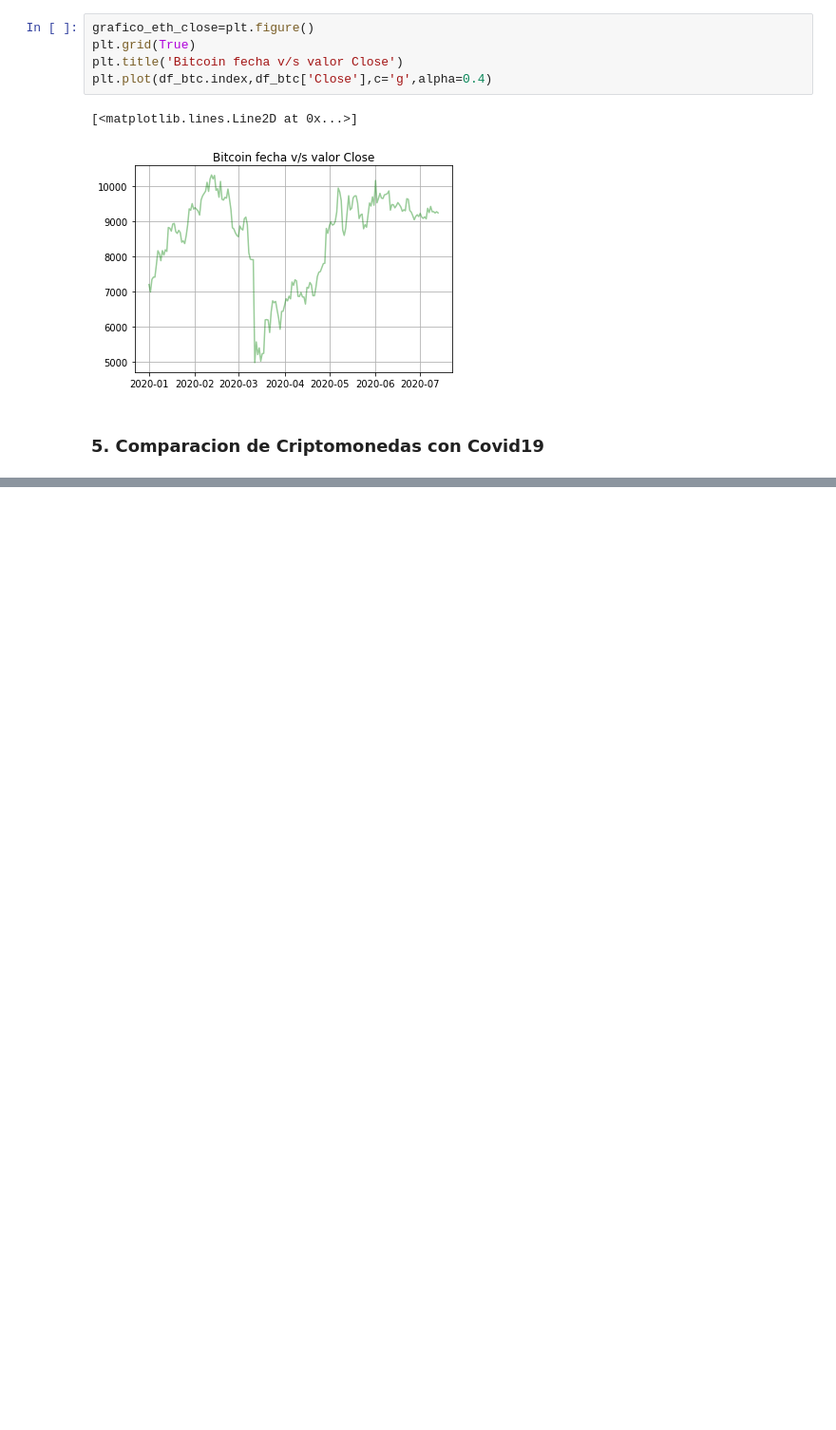
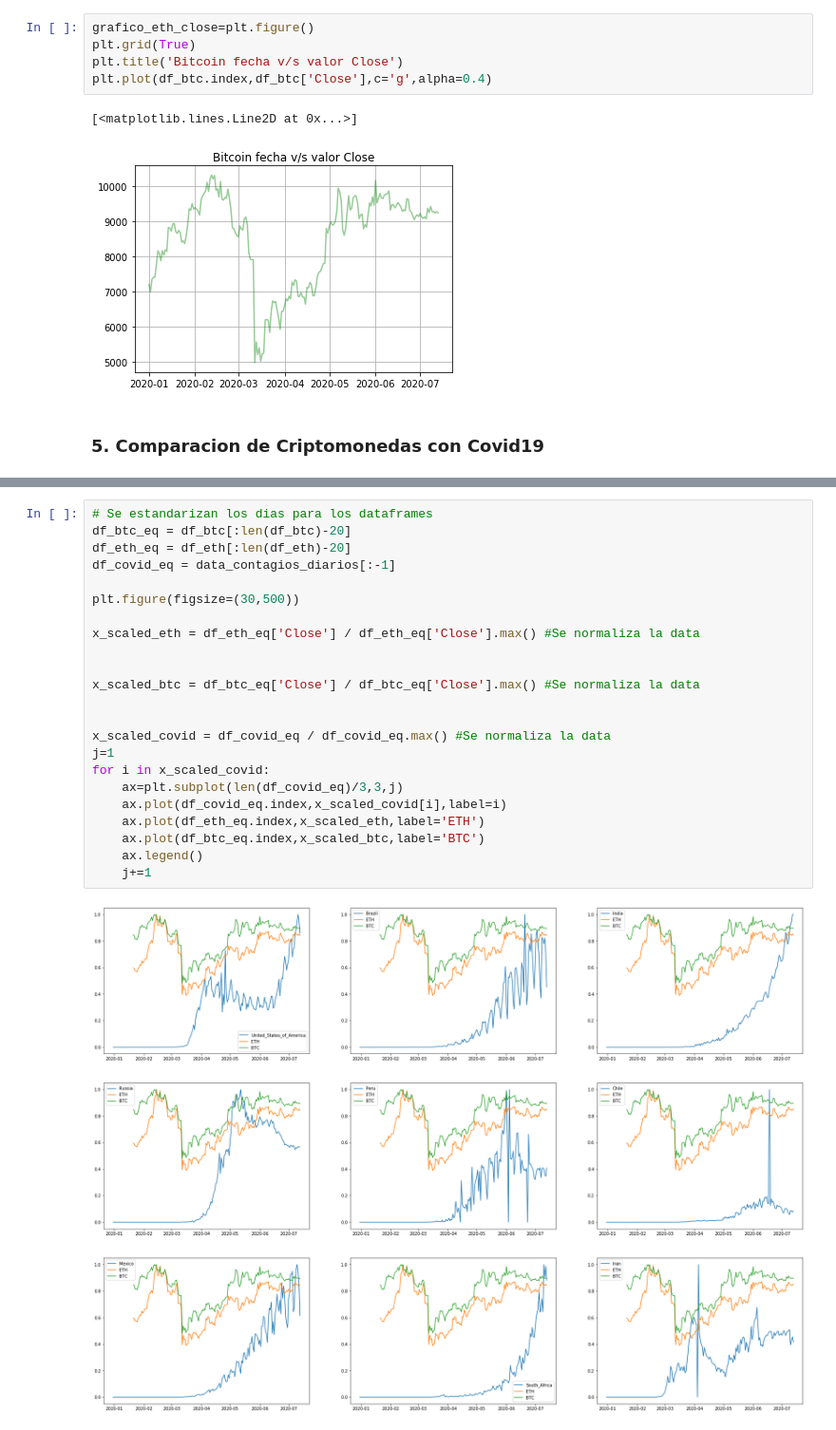
Before and after one commit to christiangfv/Proyecto_criptomonedas_covid19, a Jupyter notebook: CodelCOVID-19.ipynb, the cells around one changed output, grey strips where cells are left out. Shown at 95% size. Drawn from its saved outputs; the diff is of its cells as text; blank space fills up the shorter version.

```diff
--- a/CodelCOVID-19.ipynb
+++ b/CodelCOVID-19.ipynb
@@ -223,0 +222,25 @@ plt.legend()
+# %%
+# Se estandarizan los dias para los dataframes
+df_btc_eq = df_btc[:len(df_btc)-20]
+df_eth_eq = df_eth[:len(df_eth)-20]
+df_covid_eq = data_contagios_diarios[:-1]
+
+plt.figure(figsize=(30,500))
+
+x_scaled_eth = df_eth_eq['Close'] / df_eth_eq['Close'].max() #Se normaliza la data
+
+
+x_scaled_btc = df_btc_eq['Close'] / df_btc_eq['Close'].max() #Se normaliza la data
+
+
+x_scaled_covid = df_covid_eq / df_covid_eq.max() #Se normaliza la data
+j=1
+for i in x_scaled_covid:
+    ax=plt.subplot(len(df_covid_eq)/3,3,j)
+    ax.plot(df_covid_eq.index,x_scaled_covid[i],label=i)
+    ax.plot(df_eth_eq.index,x_scaled_eth,label='ETH')
+    ax.plot(df_btc_eq.index,x_scaled_btc,label='BTC')
+    ax.legend()
+    j+=1
+# %% [output]
+[figure, added]
```
Also changed, not shown: parts of 14 cells of this notebook.
